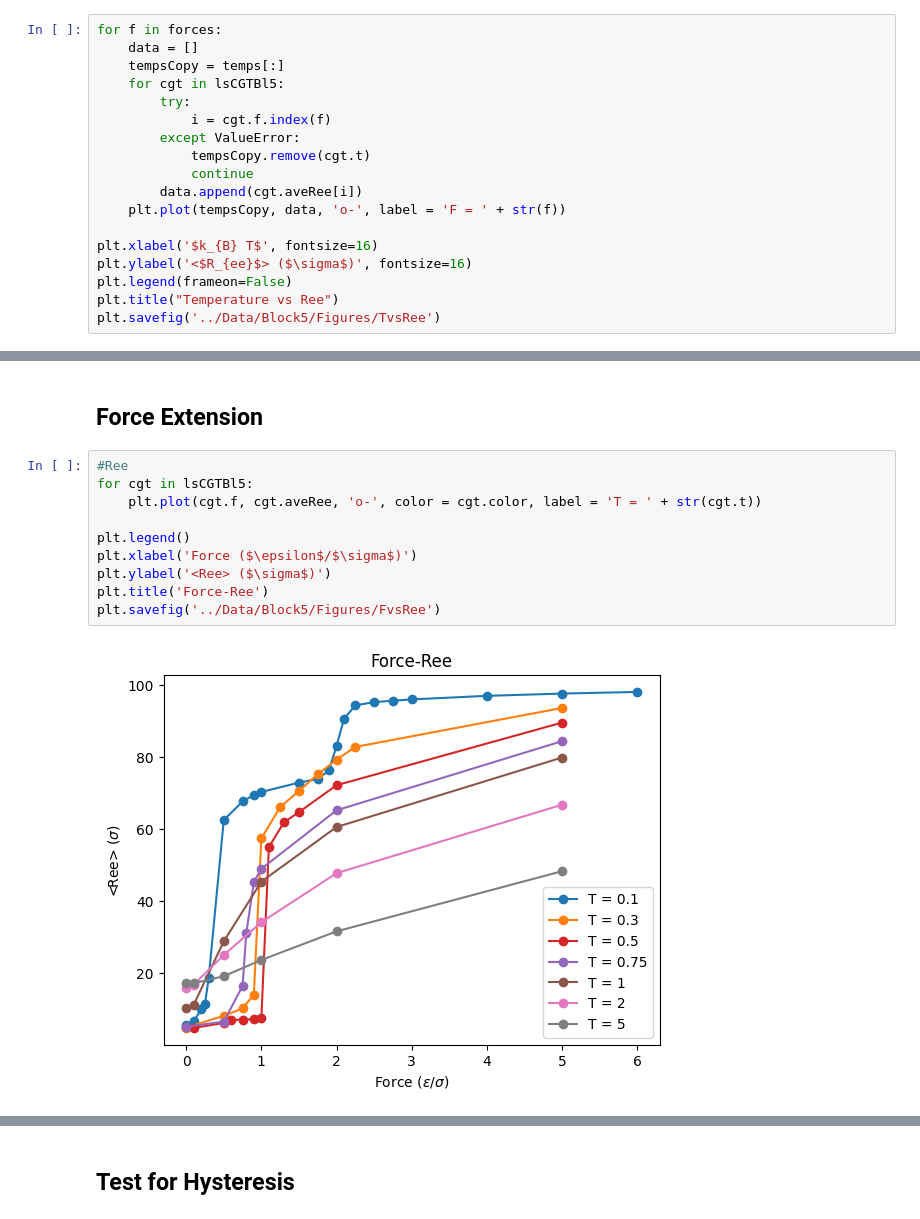
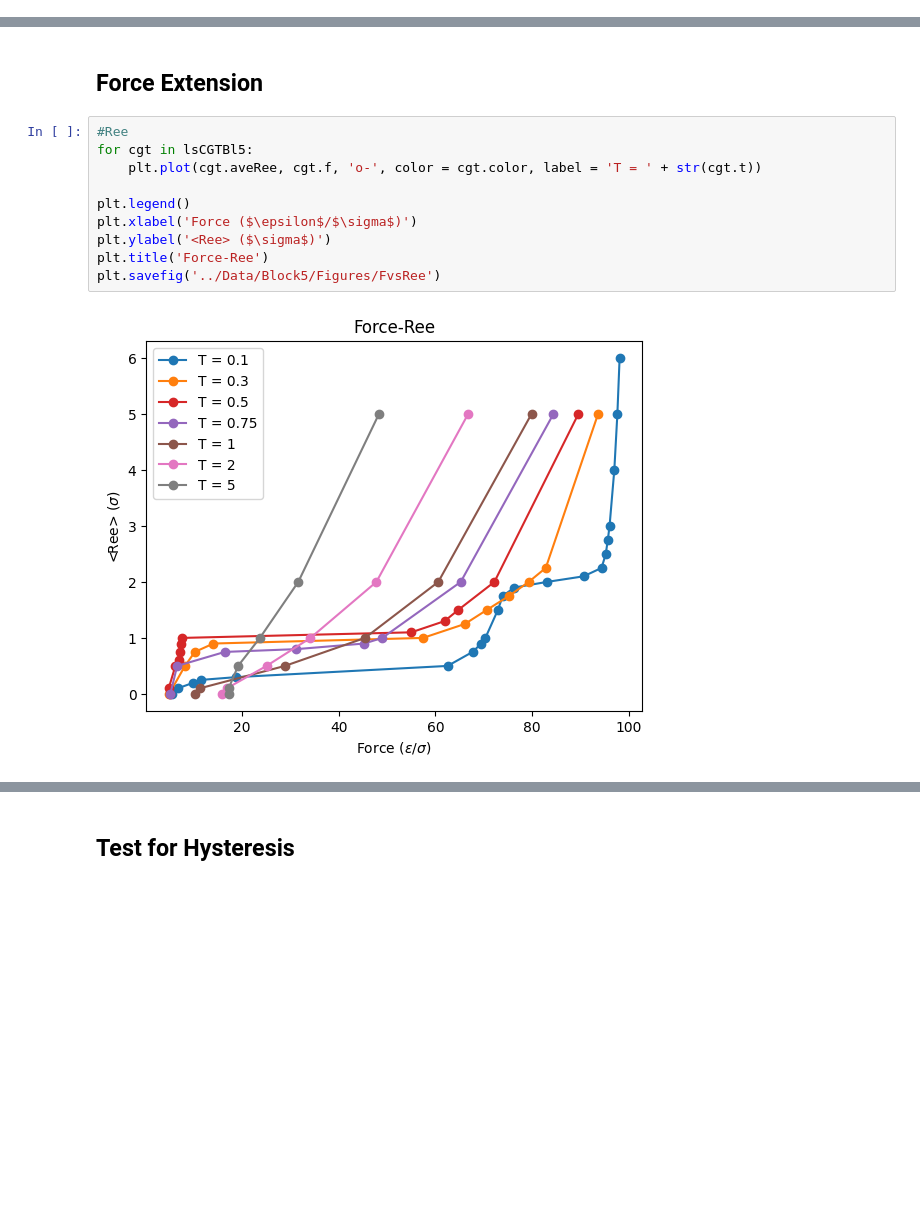
Before and after one commit to VagrantHyp/Code, a Jupyter notebook: Block5.ipynb, the cells around one changed output, grey strips where cells are left out. Cells and saved outputs as stored; diff of their text form; blank space fills up the shorter version.

```diff
--- a/Block5.ipynb
+++ b/Block5.ipynb
@@ -83,21 +83,3 @@ Use temporary mean starting halfway:F = 0.1
 # plt.legend(frameon=False)
 # plt.title("Temperature vs Rg")
 # plt.savefig('../Data/Block5/Figures/TvsRg')
-# %%
-for f in forces:
-    data = []
-    tempsCopy = temps[:]
-    for cgt in lsCGTBl5:
-        try:
-            i = cgt.f.index(f)
-        except ValueError:
-            tempsCopy.remove(cgt.t)
-            continue
-        data.append(cgt.aveRee[i])
-    plt.plot(tempsCopy, data, 'o-', label = 'F = ' + str(f))
-
-plt.xlabel('$k_{B} T$', fontsize=16)
-plt.ylabel('<$R_{ee}$> ($\sigma$)', fontsize=16)
-plt.legend(frameon=False)
-plt.title("Temperature vs Ree")
-plt.savefig('../Data/Block5/Figures/TvsRee')
@@ -108,14 +88,14 @@ plt.savefig('../Data/Block5/Figures/TvsRee')
 # %%
 #Ree
 for cgt in lsCGTBl5:
-    plt.plot(cgt.f, cgt.aveRee, 'o-', color = cgt.color, label = 'T = ' + str(cgt.t))
+    plt.plot(cgt.aveRee, cgt.f, 'o-', color = cgt.color, label = 'T = ' + str(cgt.t))
 
 plt.legend()
 plt.xlabel('Force ($\epsilon$/$\sigma$)')
 plt.ylabel('<Ree> ($\sigma$)')
 plt.title('Force-Ree')
 plt.savefig('../Data/Block5/Figures/FvsRee')
 # %% [output]
-[figure, old version]
+[figure, new version]
 # %%
 k = 1 #Boltzmann's constant, defined to be 1 in unit lj
```
Also changed, not shown: parts of 12 cells of this notebook, 5 other files.
